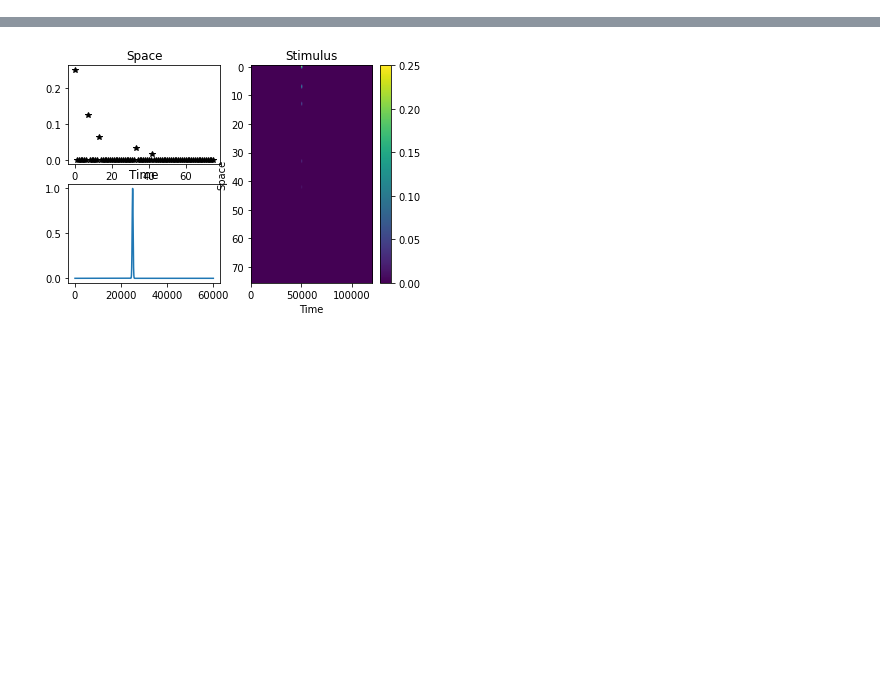
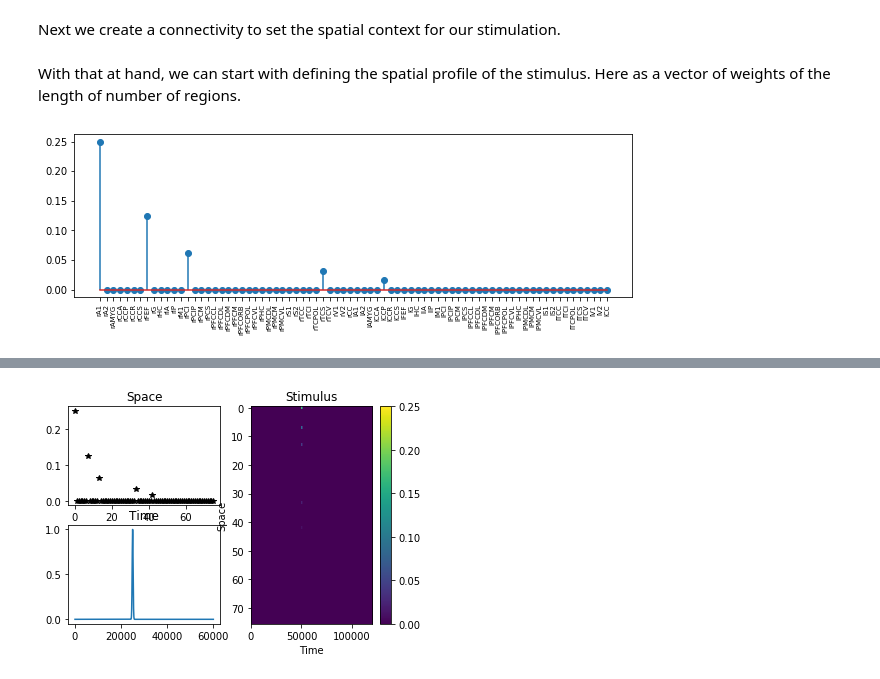
Before and after one commit to i-Zaak/tvb_tutorials, a Jupyter notebook: 2_TVB_BOLD_and_Stimulus.ipynb, the cells around one changed output, grey strips where cells are left out. Saved outputs shown, nothing was run; the diff lists cells and outputs as text; code cells hidden in the pictures; blank space fills up the shorter version.

```diff
--- a/2_TVB_BOLD_and_Stimulus.ipynb
+++ b/2_TVB_BOLD_and_Stimulus.ipynb
@@ -7,3 +19,5 @@ import numpy as np
 import matplotlib.pylab as plt
 
 from tvb.simulator.lab import *
+# %% [markdown]
+Next we create a connectivity to set the spatial context for our stimulation.
@@ -9,0 +27,2 @@ from tvb.simulator.lab import *
+# %% [markdown]
+With that at hand, we can start with defining the spatial profile of the stimulus. Here as a vector of weights of the length of number of regions.
@@ -9,0 +33,6 @@ from tvb.simulator.lab import *
+# %%
+plt.figure(figsize=(10,3))
+plt.stem(weighting, use_line_collection=True)
+plt.xticks(range(0, conn.number_of_regions), conn.region_labels, fontsize=7, rotation=90);
+# %% [output]
+[figure, added]
```
Also changed, not shown: parts of 28 cells of this notebook, 2 other files.
